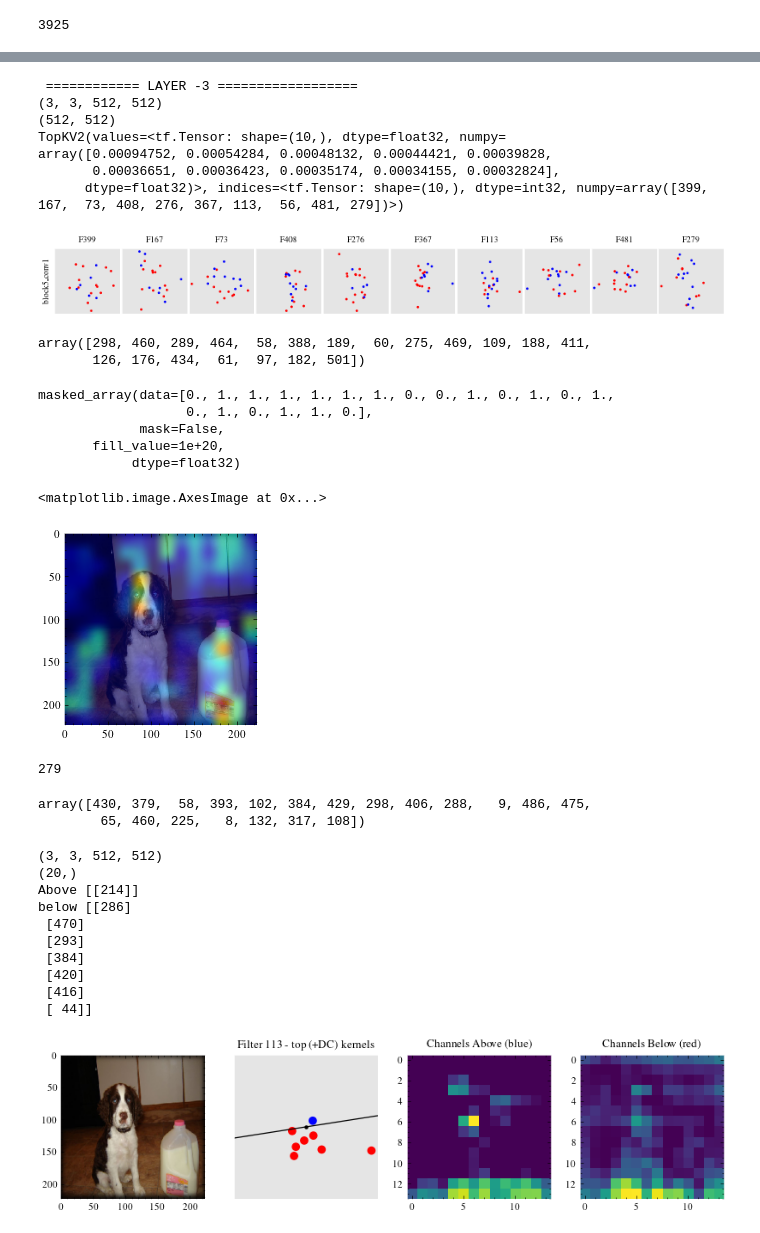
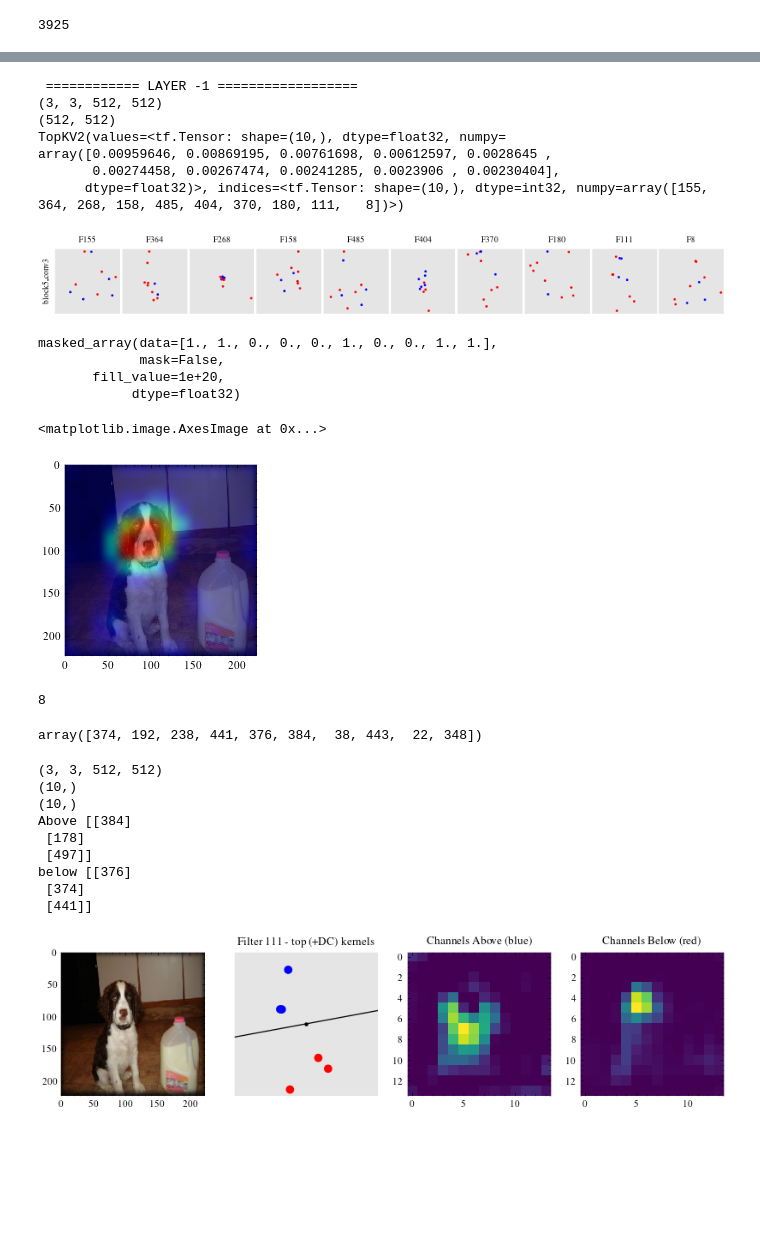
Before and after one commit to liamaltarac/CNN_Explorations, a Jupyter notebook: gradient_beta/sym_antsym_test.ipynb, the cells around one changed output, grey strips where cells are left out. Drawn from its saved outputs; the diff is of its cells as text; code cells hidden in the pictures; blank space fills up the shorter version.

```diff
--- a/gradient_beta/sym_antsym_test.ipynb
+++ b/gradient_beta/sym_antsym_test.ipynb
@@ -186,7 +186,7 @@ def get_img_array(img_path, size):
     array = np.expand_dims(array, axis=0)
     return array
 # %%
-l_num  = -3
+l_num  = -1
 # %%
 len(val_list)
 # %% [output]
@@ -200,10 +204,10 @@ original_img = get_img_array(val_list[num], size=(224,224))
 img = keras.applications.vgg16.preprocess_input(original_img)
 
 plt.imshow(original_img[0])
-print(np.argmax(train_labels[num]))
-print(train_list[num])
+print(np.argmax(val_labels[num]))
+print(val_list[num])
 
-g2,g1,gw,f2,f1  = kernel_grads(img, model, l_num,  pred_idx= np.argmax(val_list[num]))
+g2,g1,gw,f2,f1  = kernel_grads(img, model, l_num,  pred_idx= np.argmax(val_labels[num]))
 #feature.shape
 #g   #[0,:,:, 0]
 # %% [output]
@@ -299,8 +300,8 @@ print(dc.shape)
 
 top10F = tf.math.top_k(tf.math.reduce_mean(g1, axis=(0,1,2)) * tf.math.reduce_mean(f1, axis=(0,1,2)) , k=10)
 print(top10F)
-topW = tf.transpose(tf.math.top_k(tf.transpose(tf.reduce_mean(gw, axis=(0,1))*tf.math.reduce_sum(filters**2, axis=(0,1,2))), k=20).indices).numpy()#[:, top10F.indices.numpy()]
-
+#topW = tf.transpose(tf.math.top_k(tf.transpose(tf.reduce_mean(gw, axis=(0,1))*tf.math.reduce_sum(filters**2, axis=(0,1,2))), k=20).indices).numpy()#[:, top10F.indices.numpy()]
+topW = tf.transpose(tf.math.top_k(tf.transpose(tf.reduce_mean(gw, axis=(0,1))), k=10).indices).numpy()
 
 for i,F in enumerate(top10F.indices.numpy()):  ##range(top10F.indices.numpy().shape[-1]):
 
@@ -376,26 +377,22 @@ for i in [l_num]:
 #]fig.subplots_adjust(left=None, bottom=None, right=0.005, top=0.005)
 #fig.subplots_adjust(top=1, bottom=0, left=-1, right=1)
 # %% [output]
- ============ LAYER -3 ==================
+ ============ LAYER -1 ==================
 (3, 3, 512, 512)
 (512, 512)
 TopKV2(values=<tf.Tensor: shape=(10,), dtype=float32, numpy=
-array([0.00094752, 0.00054284, 0.00048132, 0.00044421, 0.00039828,
-       0.00036651, 0.00036423, 0.00035174, 0.00034155, 0.00032824],
-      dtype=float32)>, indices=<tf.Tensor: shape=(10,), dtype=int32, numpy=array([399, 167,  73, 408, 276, 367, 113,  56, 481, 279])>)
+array([0.00959646, 0.00869195, 0.00761698, 0.00612597, 0.0028645 ,
+       0.00274458, 0.00267474, 0.00241285, 0.0023906 , 0.00230404],
+      dtype=float32)>, indices=<tf.Tensor: shape=(10,), dtype=int32, numpy=array([155, 364, 268, 158, 485, 404, 370, 180, 111,   8])>)
-[figure, old version]
+[figure, new version]
 # %%
-topW = tf.transpose(tf.math.top_k(tf.transpose(tf.reduce_mean(gw, axis=(0,1))*tf.math.reduce_sum(filters**2, axis=(0,1,2))), k=20).indices).numpy()#[:, top10F.indices.numpy()]
-topW[:,196]
+#topW = tf.transpose(tf.math.top_k(tf.transpose(tf.reduce_mean(gw, axis=(0,1))*tf.math.reduce_sum(filters**2, axis=(0,1,2))), k=20).indices).numpy()#[:, top10F.indices.numpy()]
+#topW[:,196]
-# %% [output]
-array([298, 460, 289, 464,  58, 388, 189,  60, 275, 469, 109, 188, 411,
-       126, 176, 434,  61,  97, 182, 501])
 # %%
 color =  matplotlib.colors.Normalize(vmin=-1, vmax=1)(-dc[topW[:,4], 4])
 color
 # %% [output]
-masked_array(data=[0., 1., 1., 1., 1., 1., 1., 0., 0., 1., 0., 1., 0., 1.,
-                   0., 1., 0., 1., 1., 0.],
+masked_array(data=[1., 1., 0., 0., 0., 1., 0., 0., 1., 1.],
              mask=False,
        fill_value=1e+20,
             dtype=float32)
@@ -431,19 +428,18 @@ superimposed_img = keras.utils.array_to_img(superimposed_img)
 plt.imshow(superimposed_img)
 # %% [output]
 <matplotlib.image.AxesImage at 0x...>
-[figure, old version]
+[figure, new version]
 # %%
 F
 # %% [output]
-279
+8
 # %%
 topW[:,F]
 # %% [output]
-array([430, 379,  58, 393, 102, 384, 429, 298, 406, 288,   9, 486, 475,
-        65, 460, 225,   8, 132, 317, 108])
+array([374, 192, 238, 441, 376, 384,  38, 443,  22, 348])
 # %%
 plt.rcParams.update({'figure.dpi': '100'})
-F = 113
+F = 111
 
 
 topW
@@ -474,47 +470,48 @@ e_val, e_vec = np.linalg.eigh(cov)
 e_vec1 = e_vec[:, np.argmax(e_val)]
 e_vec2 = e_vec[:, np.argmin(e_val)]
 
+print(x.shape)
 x =x[posChannels]
 y = y[posChannels]
 e_vec2
 fig,ax  = plt.subplots(1,4,figsize=(10,3))
 
 ax[0].imshow(original_img[0])
 
 
 
 
 ax[1].scatter(x,y, c=np.sign((x * e_vec2[1]/e_vec2[0])-y), cmap = 'bwr', vmin=-1, vmax=1)
 ax[1].quiver(0,0, *e_vec2, color=['black'], scale=1)
 ax[1].quiver(0,0, *-e_vec2, color=['black'], scale=1)
 ax[1].scatter(0,0,c='black', s=5)
 ax[1].title.set_text(f"Filter {F} - top (+DC) kernels")
 ax[1].set_xlim(-lim, lim)
 ax[1].set_ylim(-lim, lim)
 ax[1].set_xticks([])
 ax[1].set_yticks([])
 ax[1].set_box_aspect(1)
 #### Find Channels above midline ####
 
-channels_above = tf.where(tf.less(np.sign((x * e_vec2[1]/e_vec2[0])-y) , 0))
-channels_bellow = tf.where(tf.greater(np.sign((x * e_vec2[1]/e_vec2[0])-y) , 0))
+channels_above = posChannels[tf.where(tf.less(np.sign((x * e_vec2[1]/e_vec2[0])-y) , 0)).numpy()]
+
+channels_bellow = posChannels[tf.where(tf.greater(np.sign((x * e_vec2[1]/e_vec2[0])-y) , 0)).numpy()]
 
 ax[2].imshow(tf.reduce_sum(f2.numpy()[:,:,:,topW[channels_above, F]], axis=(-1,-2))[0,:,:,])
 ax[2].title.set_text("Channels Above (blue)")
 ax[3].imshow(tf.reduce_sum(f2.numpy()[:,:,:,topW[channels_bellow, F]], axis=(-1,-2))[0,:,:,])
 ax[3].title.set_text("Channels Below (red)")
 
 print("Above", topW[channels_above, F])
 print("below", topW[channels_bellow, F])
 # %% [output]
 (3, 3, 512, 512)
-(20,)
-Above [[214]]
-below [[286]
- [470]
- [293]
- [384]
- [420]
- [416]
- [ 44]]
+(10,)
+(10,)
+Above [[384]
+ [178]
+ [497]]
+below [[376]
+ [374]
+ [441]]
-[figure, old version]
+[figure, new version]
```
Also changed, not shown: parts of 23 cells of this notebook, 4 other files.
